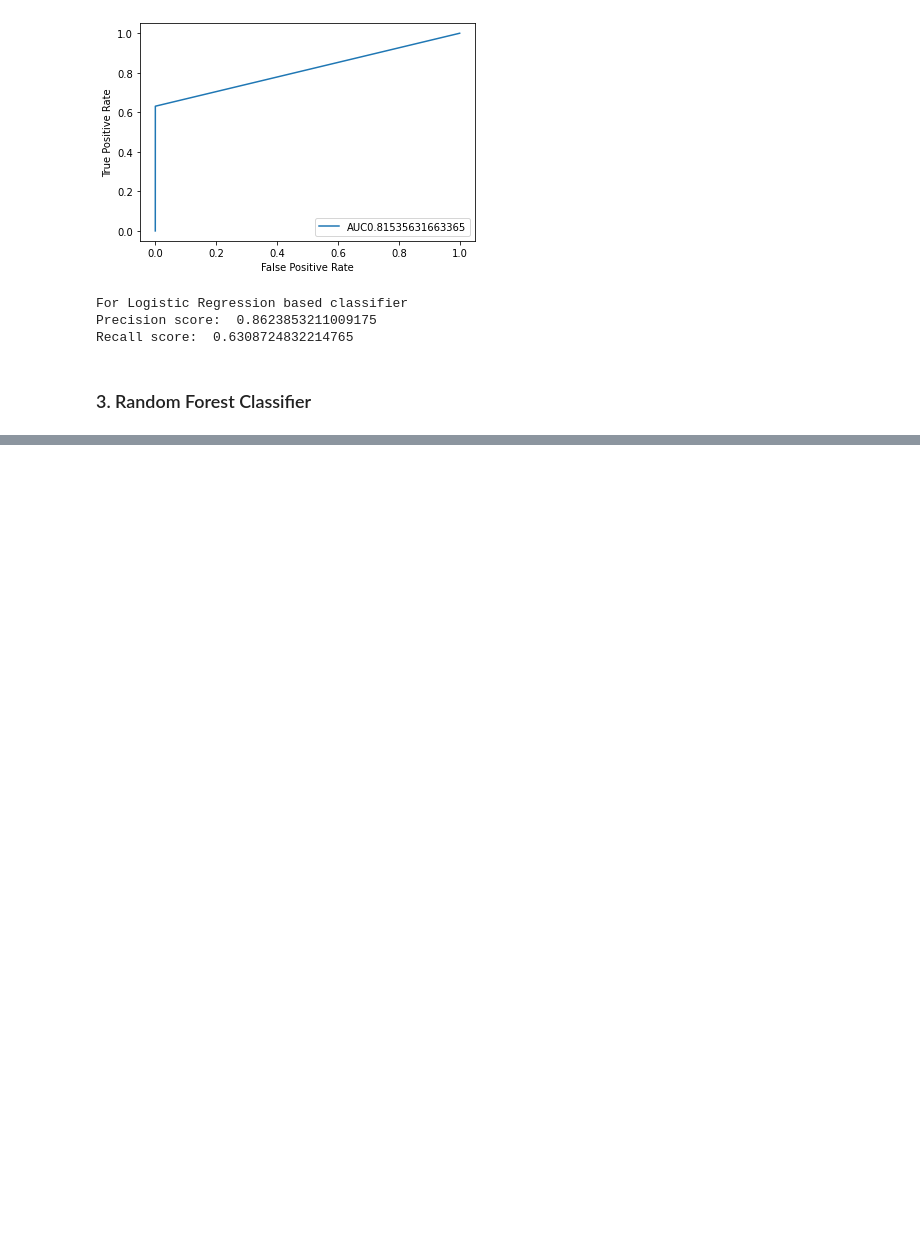
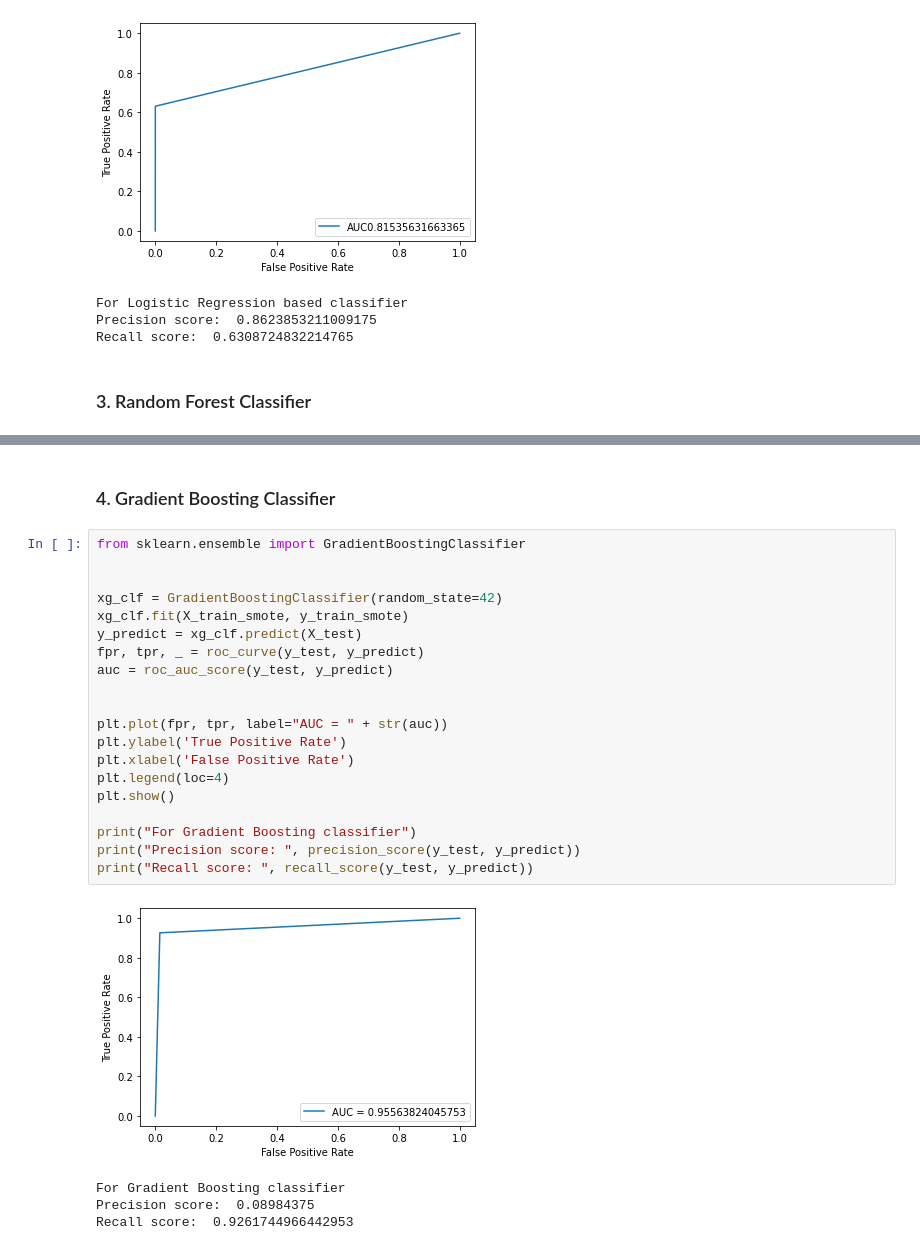
Before and after one commit to sivadhulipala1999/credit-card-fraud-detection, a Jupyter notebook: model/model_analysis.ipynb, the cells around one changed output, grey strips where cells are left out. Saved outputs shown, nothing was run; the diff lists cells and outputs as text; blank space fills up the shorter version.

Commit message:
Added gradient boosting classifier

```diff
--- a/model/model_analysis.ipynb
+++ b/model/model_analysis.ipynb
@@ -246,3 +246,30 @@ print("Recall score: ", recall_score(y_test, y_predict))
 For Random Forest classifier
 Precision score:  0.9384615384615385
 Recall score:  0.8187919463087249
+# %% [markdown]
+### 4.  Gradient Boosting Classifier
+# %%
+from sklearn.ensemble import GradientBoostingClassifier
+
+
+xg_clf = GradientBoostingClassifier(random_state=42)
+xg_clf.fit(X_train_smote, y_train_smote)
+y_predict = xg_clf.predict(X_test)
+fpr, tpr, _ = roc_curve(y_test, y_predict)
+auc = roc_auc_score(y_test, y_predict)
+
+
+plt.plot(fpr, tpr, label="AUC = " + str(auc))
+plt.ylabel('True Positive Rate')
+plt.xlabel('False Positive Rate')
+plt.legend(loc=4)
+plt.show()
+
+print("For Gradient Boosting classifier")
+print("Precision score: ", precision_score(y_test, y_predict))
+print("Recall score: ", recall_score(y_test, y_predict))
+# %% [output]
+[figure, added]
+For Gradient Boosting classifier
+Precision score:  0.08984375
+Recall score:  0.9261744966442953
```
Also changed, not shown: parts of 11 cells of this notebook.
